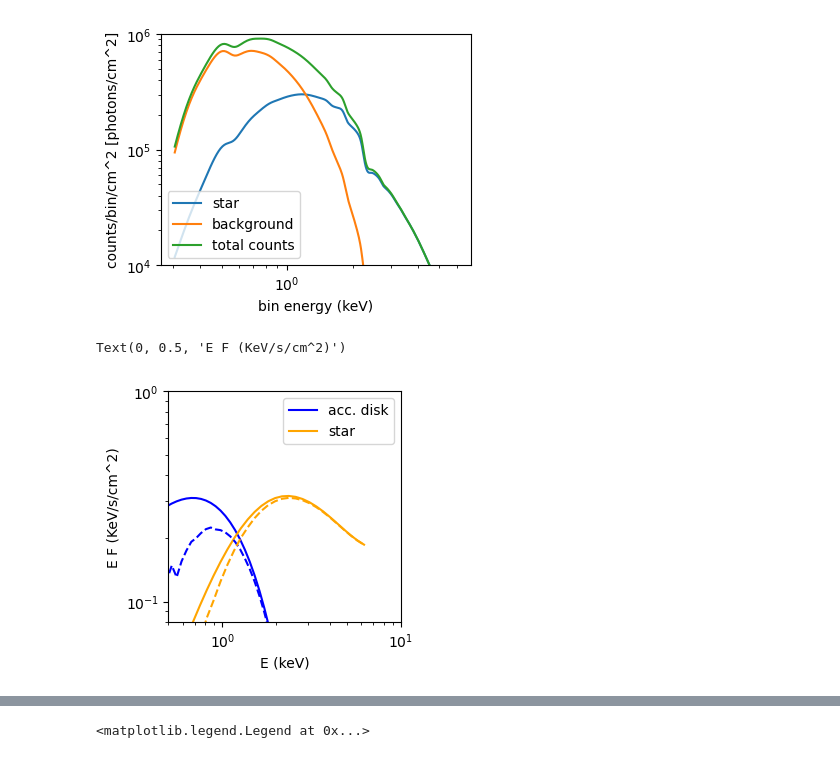
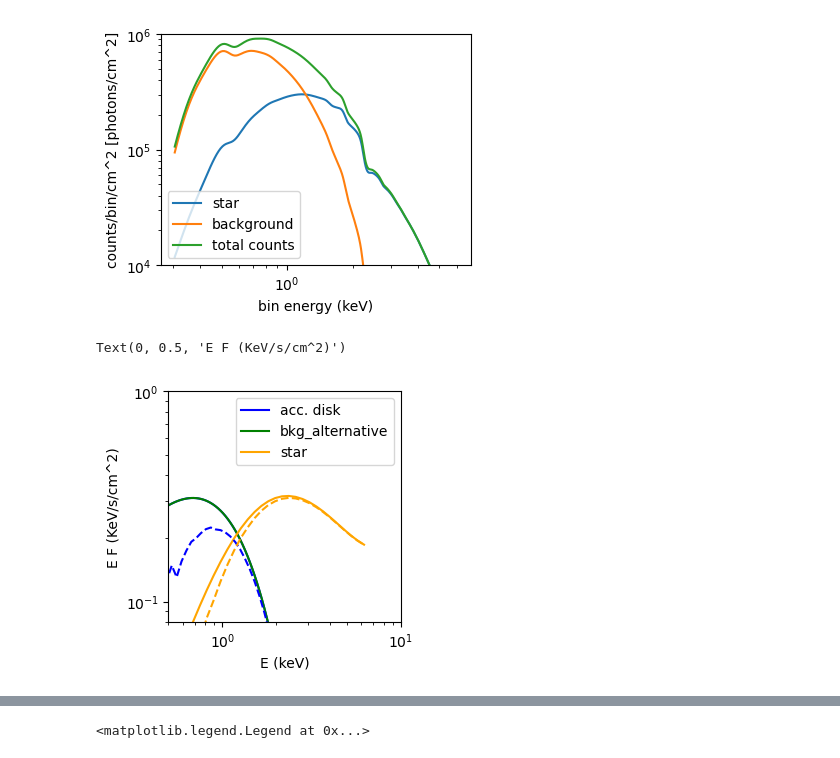
Before and after one commit to Basdorsman/xpsi, a Jupyter notebook: AMXPs/J1808_synthetic/Notebooks/Various spectral plots.ipynb, the cells around one changed output, grey strips where cells are left out. Cells and saved outputs as stored; diff of their text form; code cells hidden in the pictures.

```diff
--- a/AMXPs/J1808_synthetic/Notebooks/Various spectral plots.ipynb
+++ b/AMXPs/J1808_synthetic/Notebooks/Various spectral plots.ipynb
@@ -122,35 +122,35 @@ ax.legend()
 # %%
 E = np.logspace(np.log10(0.01), np.log10(5.0), 100)
 compensate_bins = (np.asarray([E[i+1]-E[i] for i in range(len(E)-1)])/get_mids_from_edges(E))
 spectral_radiance = ST.background.B_E
 f_disk = ST.background.get_f_disk(E, spectral_radiance) #keV/cm^2/s/KeV
 F_disk = E*f_disk  # keV/cm^2/s
 F_disk_alternative = ST.background.get_F_disk(E, spectral_radiance)/compensate_bins #keV/cm^2/s
 star_flux = np.sum(ST.photosphere.signal[0][0]/(ST.star['distance']*3.086e19)**2, axis=1)/ST.signal.phases[0].shape[0] # 3.086e19 to convert kpc to m # photons/cm^2/s/KeV
 star_flux = ST.signal.energies**2*star_flux # keV/cm^2/s
 
 fig, ax = plt.subplots(figsize=(3,3))
 
 ax.loglog(E, F_disk, label='acc. disk', color='blue') #keV/cm^2/s
-#ax.loglog(get_mids_from_edges(E), F_disk_alternative, label='bkg_alternative', color='green') #keV/cm^2/s
+ax.loglog(get_mids_from_edges(E), F_disk_alternative, label='bkg_alternative', color='green') #keV/cm^2/s
 ax.loglog(ST.signal.energies, star_flux, label='star', color='orange') #keV/cm^2/s
 ax.set_ylim([8e-2, 1e0])
 ax.set_xlim([5e-1, 1e1])
 
 
 # apply interstellar attenuation
 ST.interstellar(E, F_disk)
 ST.interstellar(ST.signal.energies, star_flux)
 
 ax.loglog(E, F_disk, '--', color='blue') #keV/cm^2/s
 ax.loglog(ST.signal.energies, star_flux, '--', color='orange') #keV/cm^2/s
 
 ax.legend()
 ax.set_xlabel('E (keV)')
 ax.set_ylabel('E F (KeV/s/cm^2)')
 # %% [output]
 Text(0, 0.5, 'E F (KeV/s/cm^2)')
-[figure, old version]
+[figure, new version]
 # %% [markdown]
 ![Kajava spectra](kajavaspectra.png)
 # %%
```
Also changed, not shown: parts of 1 cell of this notebook, 8 other files.
